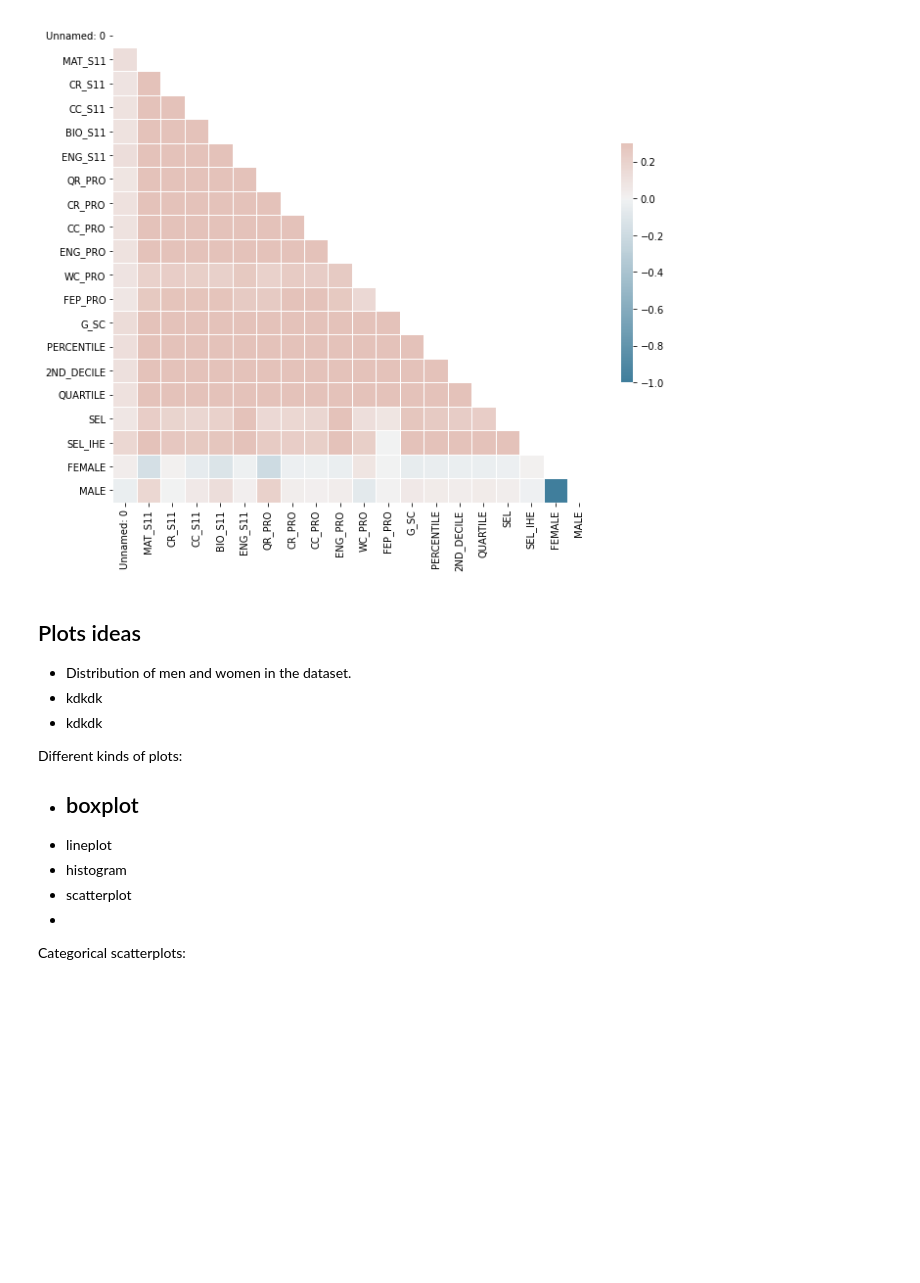
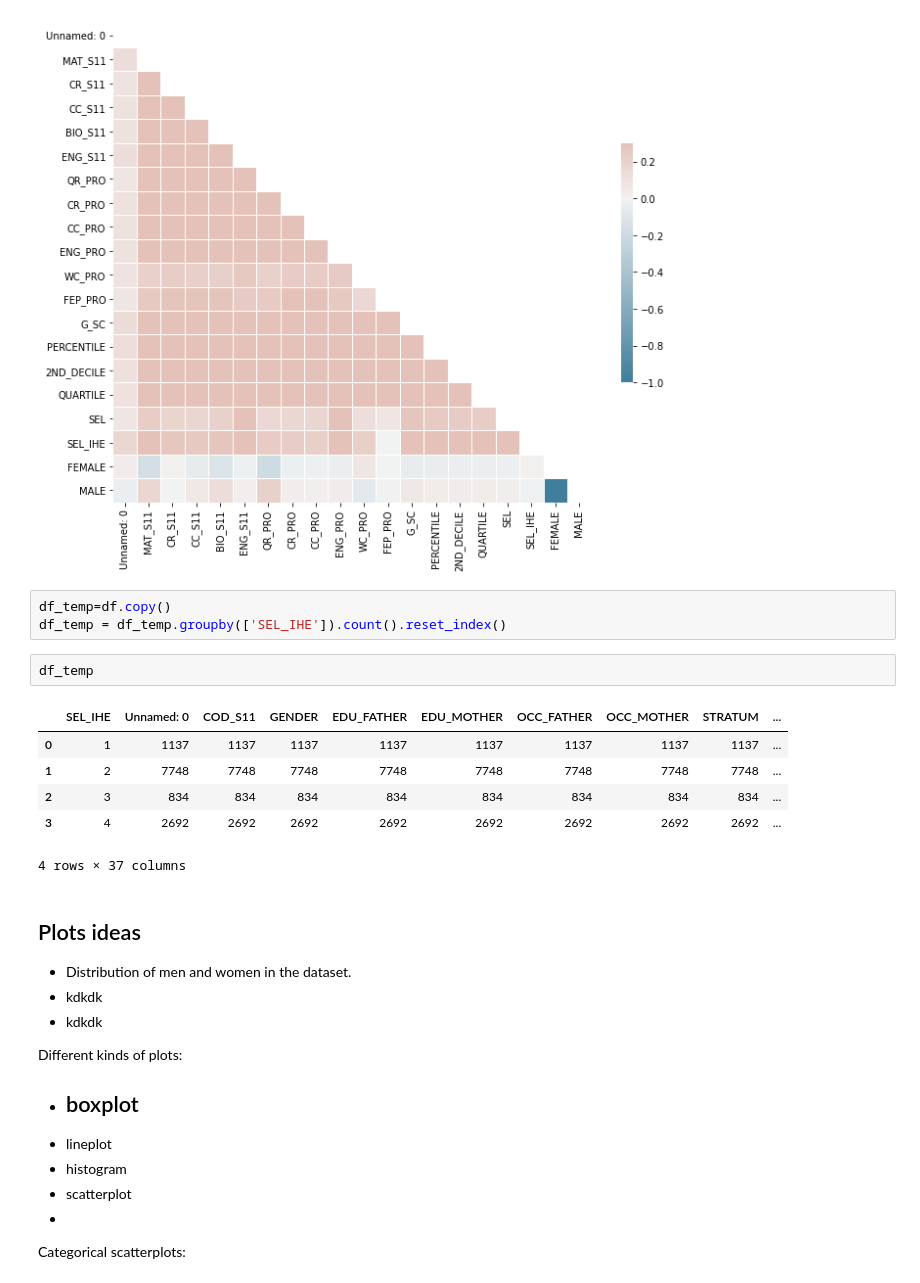
Before and after one commit to s183910/Bachelor_Gabi_Kat, a Jupyter notebook: Code/Basic_dists/Initial_distributions.ipynb, the cells around one changed output. Drawn from its saved outputs; the diff is of its cells as text; blank space fills up the shorter version.

```diff
--- a/Code/Basic_dists/Initial_distributions.ipynb
+++ b/Code/Basic_dists/Initial_distributions.ipynb
@@ -155,6 +155,18 @@ sns.heatmap(corr, mask=mask, cmap=cmap, vmax=.3, center=0,
 # %% [output]
 <AxesSubplot:>
 [figure]
+# %%
+df_temp=df.copy()
+df_temp = df_temp.groupby(['SEL_IHE']).count().reset_index()
+# %%
+df_temp
+# %% [output]
+|  | SEL_IHE | Unnamed: 0 | COD_S11 | GENDER | EDU_FATHER | EDU_MOTHER | OCC_FATHER | OCC_MOTHER | STRATUM | ... |
+| 0 | 1 | 1137 | 1137 | 1137 | 1137 | 1137 | 1137 | 1137 | 1137 | ... |
+| 1 | 2 | 7748 | 7748 | 7748 | 7748 | 7748 | 7748 | 7748 | 7748 | ... |
+| 2 | 3 | 834 | 834 | 834 | 834 | 834 | 834 | 834 | 834 | ... |
+| 3 | 4 | 2692 | 2692 | 2692 | 2692 | 2692 | 2692 | 2692 | 2692 | ... |
+4 rows × 37 columns
 # %% [markdown]
 ## Plots ideas
 
```
Also changed, not shown: parts of 2 cells of this notebook, 5 other files.
